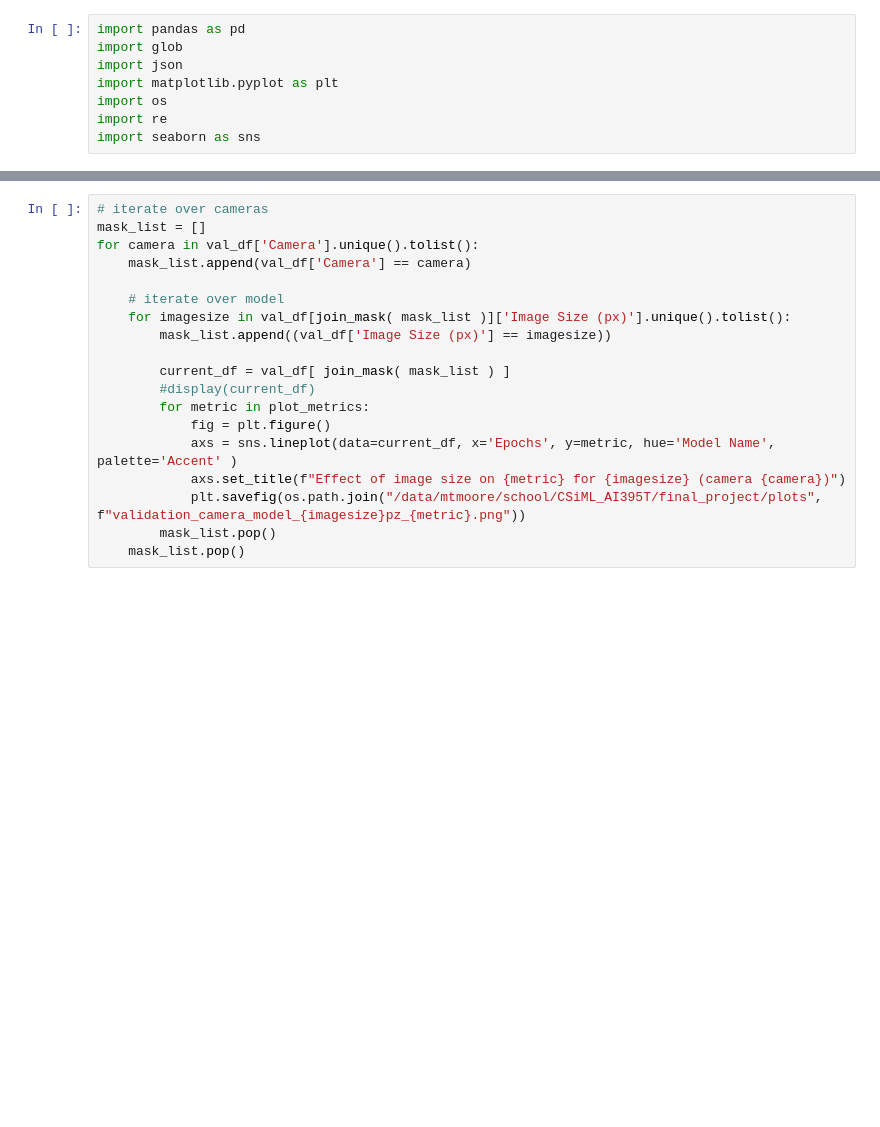
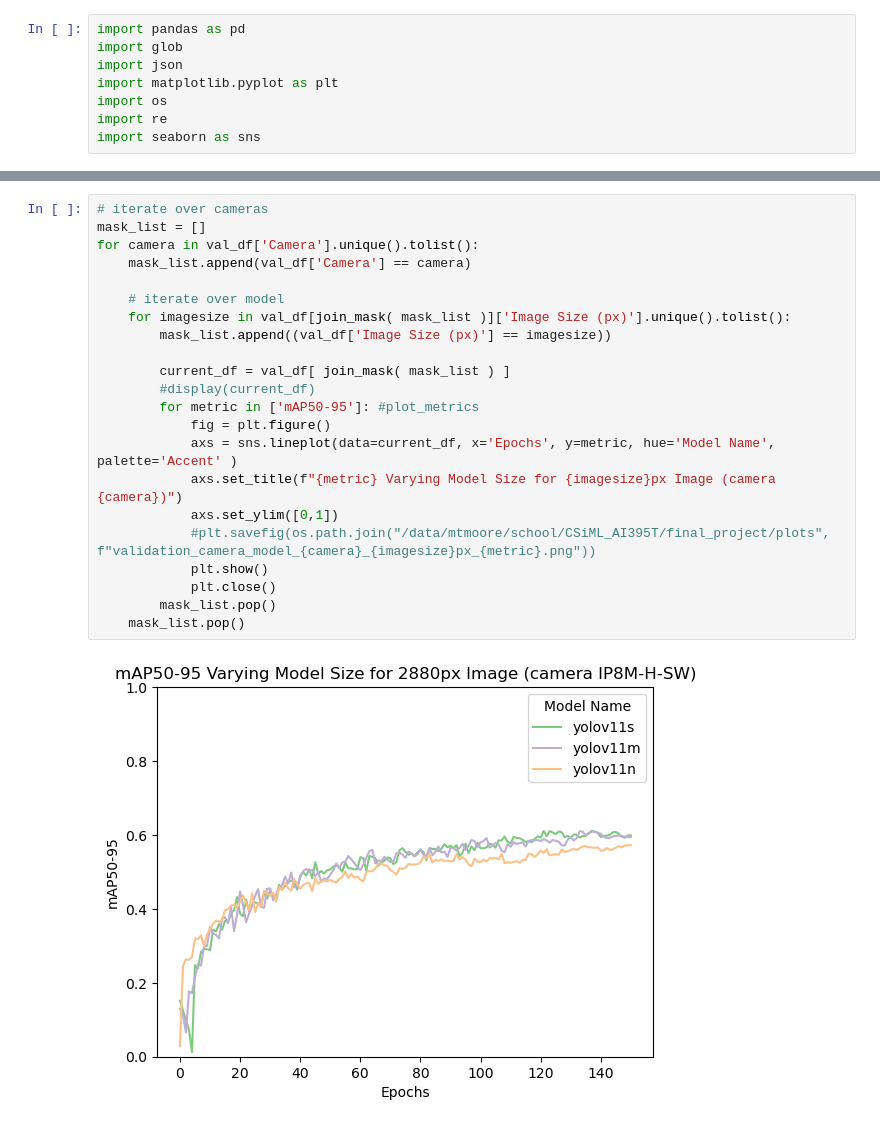
Before and after one commit to mtmoore-ai/deer-detector, a Jupyter notebook: yolov11_validation_results.ipynb, the cells around one changed output, grey strips where cells are left out. Saved outputs shown, nothing was run; the diff lists cells and outputs as text; blank space fills up the shorter version.

```diff
--- a/yolov11_validation_results.ipynb
+++ b/yolov11_validation_results.ipynb
@@ -152,19 +144,24 @@ for camera in val_df['Camera'].unique().tolist():
 # %%
 # iterate over cameras
 mask_list = []
 for camera in val_df['Camera'].unique().tolist():
     mask_list.append(val_df['Camera'] == camera)
 
     # iterate over model
     for imagesize in val_df[join_mask( mask_list )]['Image Size (px)'].unique().tolist():
         mask_list.append((val_df['Image Size (px)'] == imagesize))
 
         current_df = val_df[ join_mask( mask_list ) ]
         #display(current_df)
-        for metric in plot_metrics:
+        for metric in ['mAP50-95']: #plot_metrics
             fig = plt.figure()
             axs = sns.lineplot(data=current_df, x='Epochs', y=metric, hue='Model Name', palette='Accent' )
-            axs.set_title(f"Effect of image size on {metric} for {imagesize} (camera {camera})")
-            plt.savefig(os.path.join("/data/mtmoore/school/CSiML_AI395T/final_project/plots", f"validation_camera_model_{imagesize}pz_{metric}.png"))
+            axs.set_title(f"{metric} Varying Model Size for {imagesize}px Image (camera {camera})")
+            axs.set_ylim([0,1])
+            #plt.savefig(os.path.join("/data/mtmoore/school/CSiML_AI395T/final_project/plots", f"validation_camera_model_{camera}_{imagesize}px_{metric}.png"))
+            plt.show()
+            plt.close()
         mask_list.pop()
     mask_list.pop()
+# %% [output]
+[figure, added]
```
Also changed, not shown: parts of 7 cells of this notebook, 4 other files.
